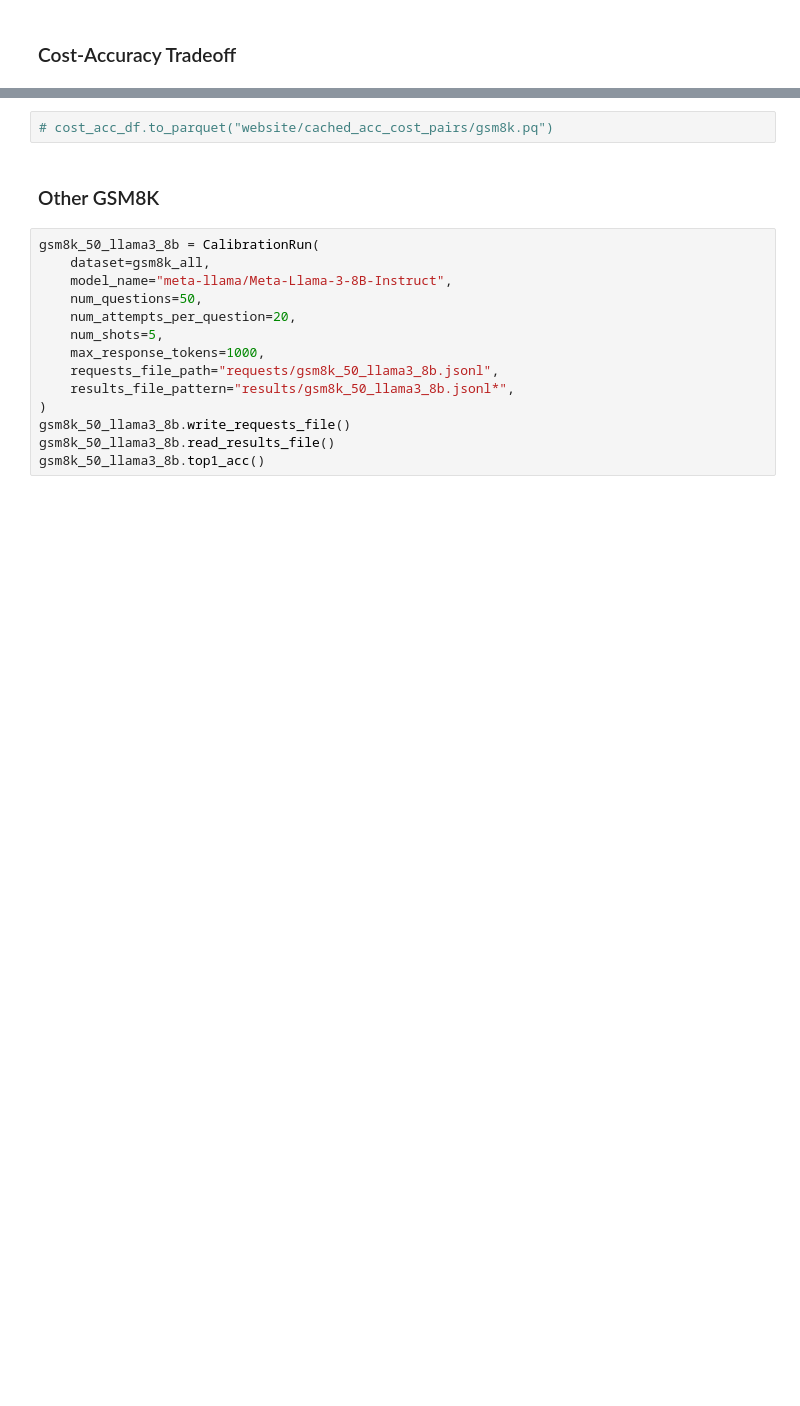
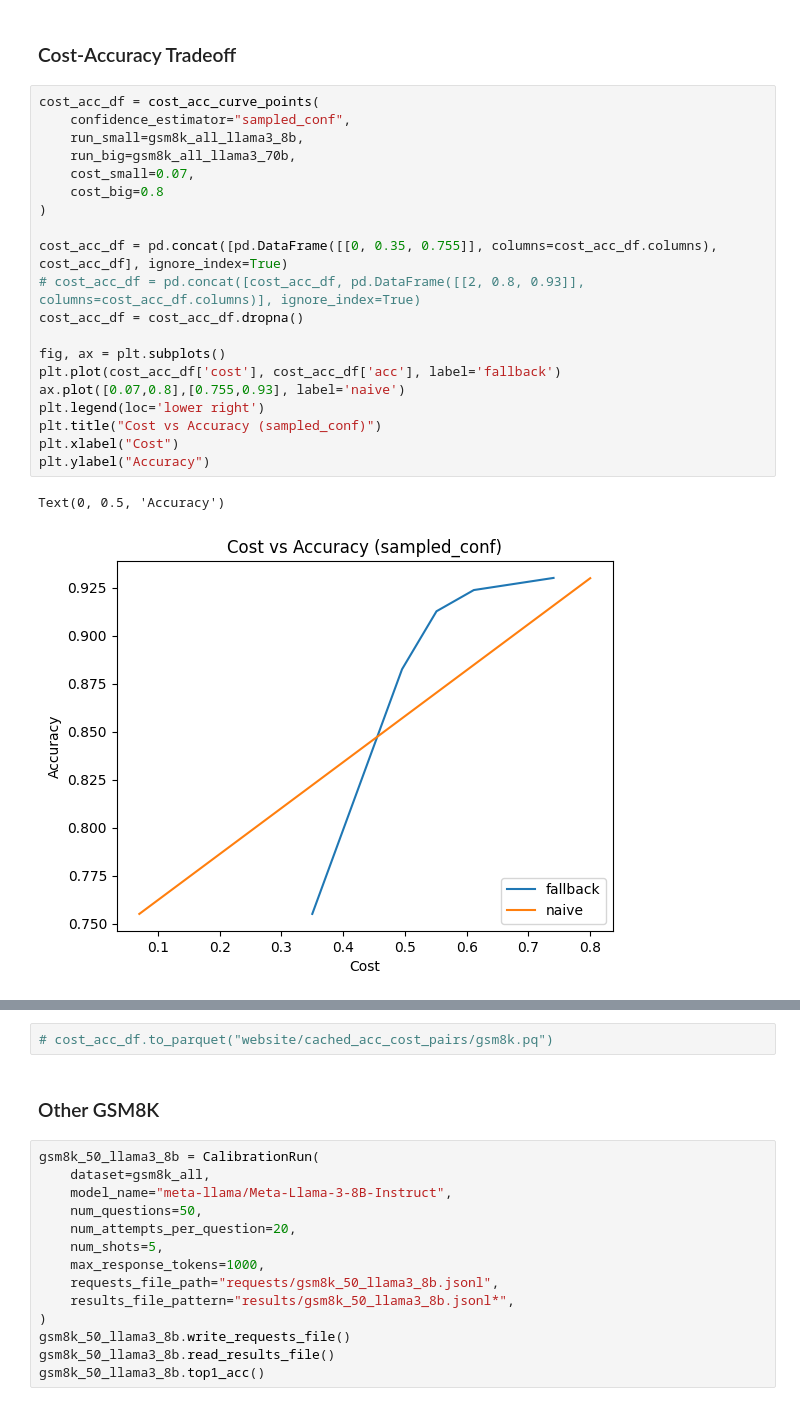
Before and after one commit to jamesyc23/alamere, a Jupyter notebook: confidence_research.ipynb, the cells around one changed output, grey strips where cells are left out. Drawn from its saved outputs; the diff is of its cells as text; blank space fills up the shorter version.

```diff
--- a/confidence_research.ipynb
+++ b/confidence_research.ipynb
@@ -118,5 +124,28 @@ gsm8k_all_llama3_70b.plot_estimated_confidence_vs_accuracy(confidence_estimator=
 # %% [markdown]
 ### Cost-Accuracy Tradeoff
+# %%
+cost_acc_df = cost_acc_curve_points(
+    confidence_estimator="sampled_conf",
+    run_small=gsm8k_all_llama3_8b,
+    run_big=gsm8k_all_llama3_70b,
+    cost_small=0.07,
+    cost_big=0.8
+)
+
+cost_acc_df = pd.concat([pd.DataFrame([[0, 0.35, 0.755]], columns=cost_acc_df.columns), cost_acc_df], ignore_index=True)
+# cost_acc_df = pd.concat([cost_acc_df, pd.DataFrame([[2, 0.8, 0.93]], columns=cost_acc_df.columns)], ignore_index=True)
+cost_acc_df = cost_acc_df.dropna()
+
+fig, ax = plt.subplots()
+plt.plot(cost_acc_df['cost'], cost_acc_df['acc'], label='fallback')
+ax.plot([0.07,0.8],[0.755,0.93], label='naive')
+plt.legend(loc='lower right')
+plt.title("Cost vs Accuracy (sampled_conf)")
+plt.xlabel("Cost")
+plt.ylabel("Accuracy")
+# %% [output]
+Text(0, 0.5, 'Accuracy')
+[figure, added]
 # %%
 cost_acc_df = cost_acc_curve_points(
     confidence_estimator="all_tokens_logprob_conf",
```
Also changed, not shown: parts of 4 cells of this notebook, 2 other files.
